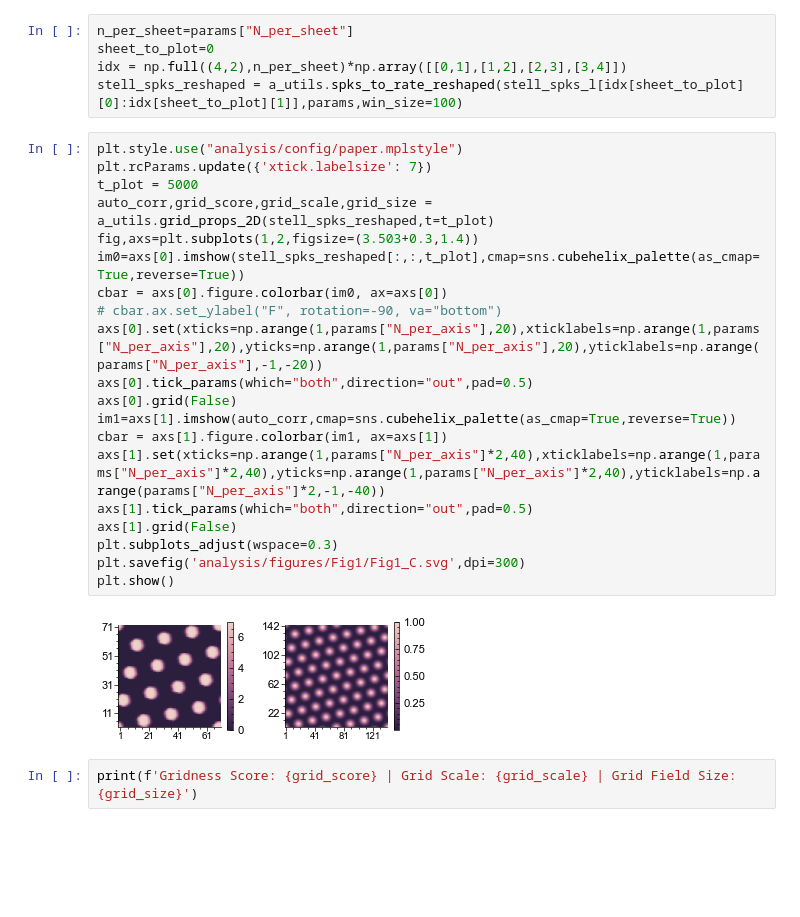
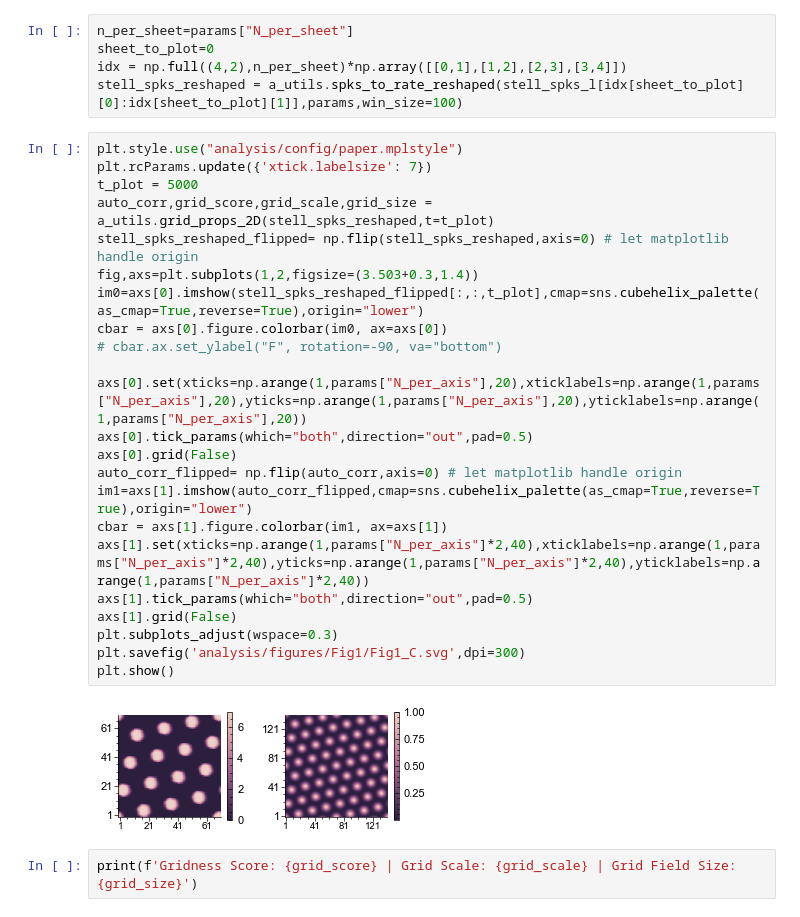
Before and after one commit to tiny-infinity/GridCellsCopy, a Jupyter notebook: analysis/notebooks/Fig1/Fig1_C.ipynb, the cells around one changed output. Saved outputs shown, nothing was run; the diff lists cells and outputs as text; blank space fills up the shorter version.

```diff
--- a/analysis/notebooks/Fig1/Fig1_C.ipynb
+++ b/analysis/notebooks/Fig1/Fig1_C.ipynb
@@ -25,25 +25,28 @@ stell_spks_reshaped = a_utils.spks_to_rate_reshaped(stell_spks_l[idx[sheet_to_pl
 # %%
 plt.style.use("analysis/config/paper.mplstyle")
 plt.rcParams.update({'xtick.labelsize': 7})
 t_plot = 5000
 auto_corr,grid_score,grid_scale,grid_size = a_utils.grid_props_2D(stell_spks_reshaped,t=t_plot)
+stell_spks_reshaped_flipped= np.flip(stell_spks_reshaped,axis=0) # let matplotlib handle origin
 fig,axs=plt.subplots(1,2,figsize=(3.503+0.3,1.4))
-im0=axs[0].imshow(stell_spks_reshaped[:,:,t_plot],cmap=sns.cubehelix_palette(as_cmap=True,reverse=True))
+im0=axs[0].imshow(stell_spks_reshaped_flipped[:,:,t_plot],cmap=sns.cubehelix_palette(as_cmap=True,reverse=True),origin="lower")
 cbar = axs[0].figure.colorbar(im0, ax=axs[0])
 # cbar.ax.set_ylabel("F", rotation=-90, va="bottom")
-axs[0].set(xticks=np.arange(1,params["N_per_axis"],20),xticklabels=np.arange(1,params["N_per_axis"],20),yticks=np.arange(1,params["N_per_axis"],20),yticklabels=np.arange(params["N_per_axis"],-1,-20))
+
+axs[0].set(xticks=np.arange(1,params["N_per_axis"],20),xticklabels=np.arange(1,params["N_per_axis"],20),yticks=np.arange(1,params["N_per_axis"],20),yticklabels=np.arange(1,params["N_per_axis"],20))
 axs[0].tick_params(which="both",direction="out",pad=0.5)
 axs[0].grid(False)
-im1=axs[1].imshow(auto_corr,cmap=sns.cubehelix_palette(as_cmap=True,reverse=True))
+auto_corr_flipped= np.flip(auto_corr,axis=0) # let matplotlib handle origin
+im1=axs[1].imshow(auto_corr_flipped,cmap=sns.cubehelix_palette(as_cmap=True,reverse=True),origin="lower")
 cbar = axs[1].figure.colorbar(im1, ax=axs[1])
-axs[1].set(xticks=np.arange(1,params["N_per_axis"]*2,40),xticklabels=np.arange(1,params["N_per_axis"]*2,40),yticks=np.arange(1,params["N_per_axis"]*2,40),yticklabels=np.arange(params["N_per_axis"]*2,-1,-40))
+axs[1].set(xticks=np.arange(1,params["N_per_axis"]*2,40),xticklabels=np.arange(1,params["N_per_axis"]*2,40),yticks=np.arange(1,params["N_per_axis"]*2,40),yticklabels=np.arange(1,params["N_per_axis"]*2,40))
 axs[1].tick_params(which="both",direction="out",pad=0.5)
 axs[1].grid(False)
 plt.subplots_adjust(wspace=0.3)
 plt.savefig('analysis/figures/Fig1/Fig1_C.svg',dpi=300)
 plt.show()
 # %% [output]
-[figure, old version]
+[figure, new version]
 # %%
 print(f'Gridness Score: {grid_score} | Grid Scale: {grid_scale} | Grid Field Size: {grid_size}')
 # %% [output]
```
Also changed, not shown: parts of 2 cells of this notebook, 1 other file.
